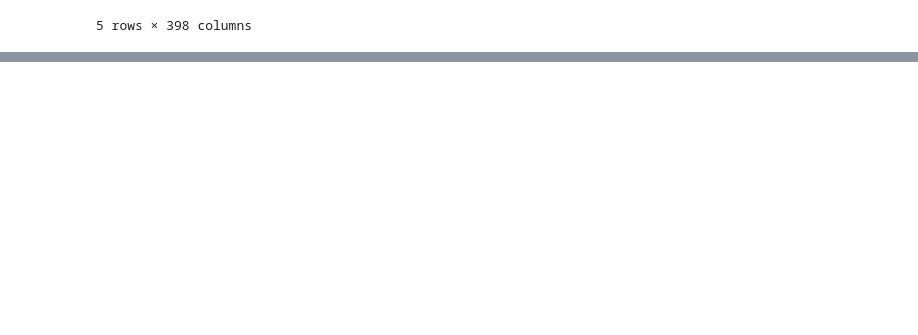
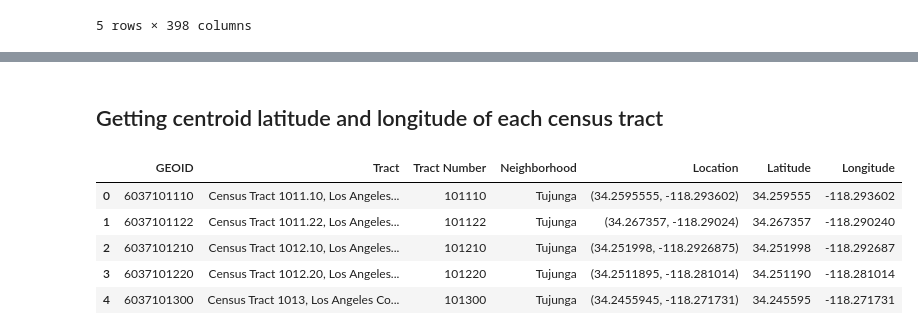
Before and after one commit to kaushiktandon/COVID-19-LA-Neighborhood-Case-Prediction, a Jupyter notebook: code/shapefile_WIP.ipynb, the cells around one changed output, grey strips where cells are left out. Drawn from its saved outputs; the diff is of its cells as text; code cells hidden in the pictures; blank space fills up the shorter version.

```diff
--- a/code/shapefile_WIP.ipynb
+++ b/code/shapefile_WIP.ipynb
@@ -97,0 +101,19 @@ https://usc.data.socrata.com/widgets/atat-mmad
+# %% [markdown]
+## Getting centroid latitude and longitude of each census tract
+# %%
+!wget --directory-prefix=data/ -Nq https://raw.githubusercontent.com/kaushiktandon/COVID-19-Vaccine-Allocation/master/data/Census_Tract_LA_Geocoding.csv
+census_tract_info_filename = 'data/Census_Tract_LA_Geocoding.csv'
+
+census_tract_centroid_info = pd.read_csv(census_tract_info_filename)
+
+# Format GEOID in the same way as SocialExplorer
+census_tract_centroid_info["GEOID"] = census_tract_centroid_info["GEOID"].str[10:].str.strip()
+
+census_tract_centroid_info.head()
+# %% [output]
+|  | GEOID | Tract | Tract Number | Neighborhood | Location | Latitude | Longitude |
+| 0 | 6037101110 | Census Tract 1011.10, Los Angeles... | 101110 | Tujunga | (34.2595555, -118.293602) | 34.259555 | -118.293602 |
+| 1 | 6037101122 | Census Tract 1011.22, Los Angeles... | 101122 | Tujunga | (34.267357, -118.29024) | 34.267357 | -118.290240 |
+| 2 | 6037101210 | Census Tract 1012.10, Los Angeles... | 101210 | Tujunga | (34.251998, -118.2926875) | 34.251998 | -118.292687 |
+| 3 | 6037101220 | Census Tract 1012.20, Los Angeles... | 101220 | Tujunga | (34.2511895, -118.281014) | 34.251190 | -118.281014 |
+| 4 | 6037101300 | Census Tract 1013, Los Angeles Co... | 101300 | Tujunga | (34.2455945, -118.271731) | 34.245595 | -118.271731 |
```
Also changed, not shown: parts of 7 cells of this notebook.
